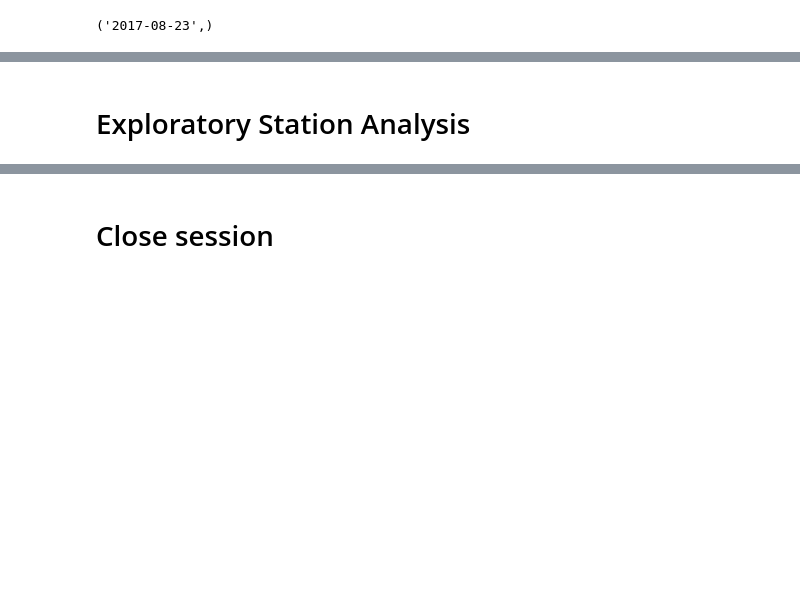
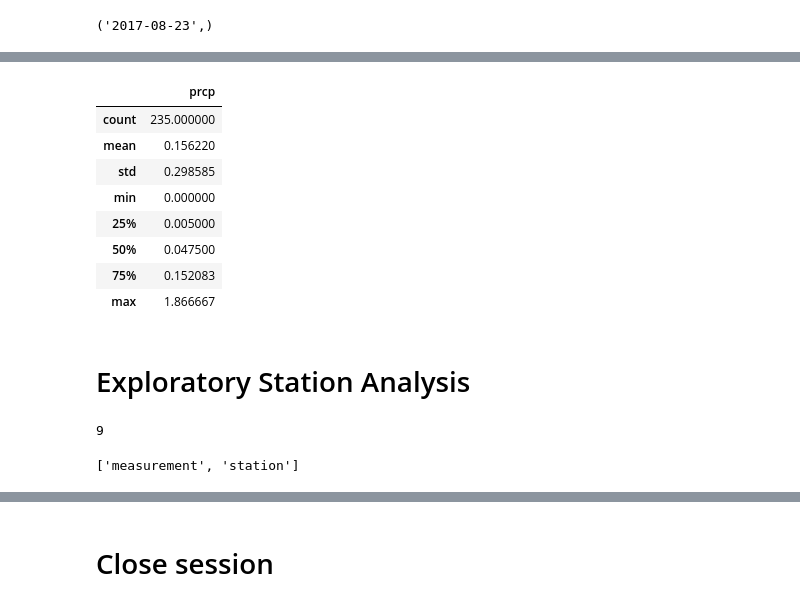
Before and after one commit to DeMaagdJ/SQLalchemy-challenge, a Jupyter notebook: Instructions/climate_starter.ipynb, the cells around one changed output, grey strips where cells are left out. Cells and saved outputs as stored; diff of their text form; code cells hidden in the pictures; blank space fills up the shorter version.

```diff
--- a/Instructions/climate_starter.ipynb
+++ b/Instructions/climate_starter.ipynb
@@ -130,9 +104,28 @@ plt.show()
 # %%
 # Use Pandas to calcualte the summary statistics for the precipitation data
+Yr_query_df.describe()
+# %% [output]
+|  | prcp |
+| count | 235.000000 |
+| mean | 0.156220 |
+| std | 0.298585 |
+| min | 0.000000 |
+| 25% | 0.005000 |
+| 50% | 0.047500 |
+| 75% | 0.152083 |
+| max | 1.866667 |
 # %% [markdown]
 # Exploratory Station Analysis
 # %%
 # Design a query to calculate the total number stations in the dataset
+session.query(measurement).group_by(measurement.station).count()
+# %% [output]
+9
+# %%
+inspector = inspect(engine)
+inspector.get_table_names()
+# %% [output]
+['measurement', 'station']
 # %%
 # Design a query to find the most active stations (i.e. what stations have the most rows?)
 # List the stations and the counts in descending order.
```
Also changed, not shown: parts of 9 cells of this notebook.
